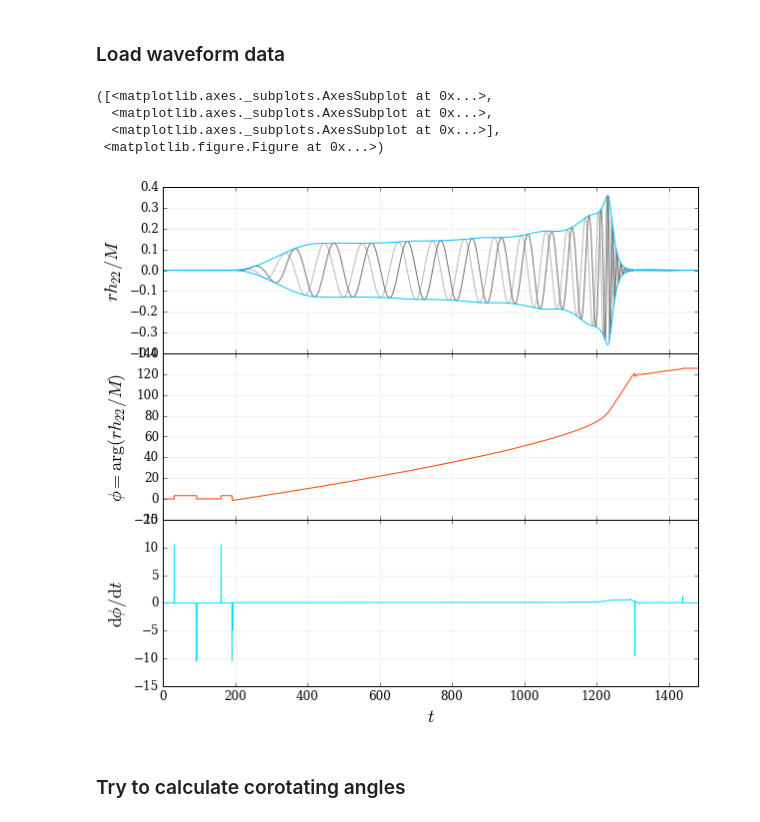
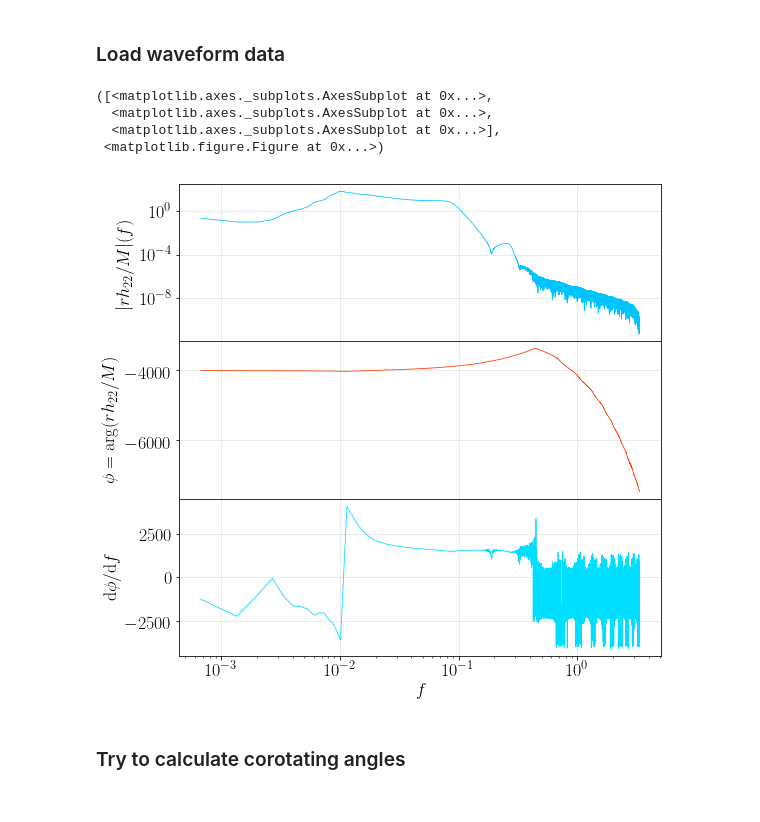
Before and after one commit to llondon6/nrutils_dev, a Jupyter notebook: issues/open/issue3_manipulate_waveform_frame.ipynb, the cells around one changed output. Cells and saved outputs as stored; diff of their text form; code cells hidden in the pictures.

```diff
--- a/issues/open/issue3_manipulate_waveform_frame.ipynb
+++ b/issues/open/issue3_manipulate_waveform_frame.ipynb
@@ -50,13 +53,13 @@ y = gwylm( A[0], lmax=3, clean=True )
 # simdir = '/Users/book/MOUNT/tmp/mnt/hogshead/NR_data/ReducedData-hogshead/q2/q2a04t90dPm1_T_96_408/'
 # y = gwylm( simdir, lmax=2, clean=True )
 # %%
-y.lm[2,2]['strain'].plot()
+y.lm[2,2]['strain'].plot(domain='freq')
 # %% [output]
 ([<matplotlib.axes._subplots.AxesSubplot at 0x...>,
   <matplotlib.axes._subplots.AxesSubplot at 0x...>,
   <matplotlib.axes._subplots.AxesSubplot at 0x...>],
  <matplotlib.figure.Figure at 0x...>)
-[figure, old version]
+[figure, new version]
 # %% [markdown]
 ### Try to calculate corotating angles
 # %%
```
Also changed, not shown: parts of 3 cells of this notebook, 11 other files.
